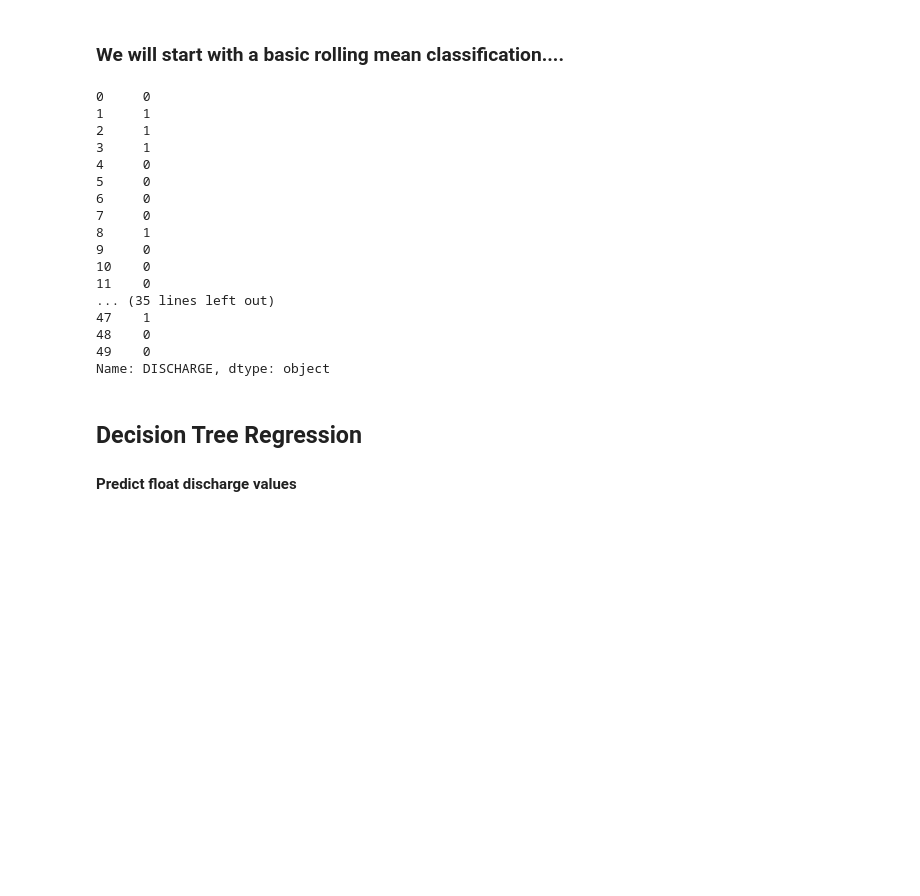
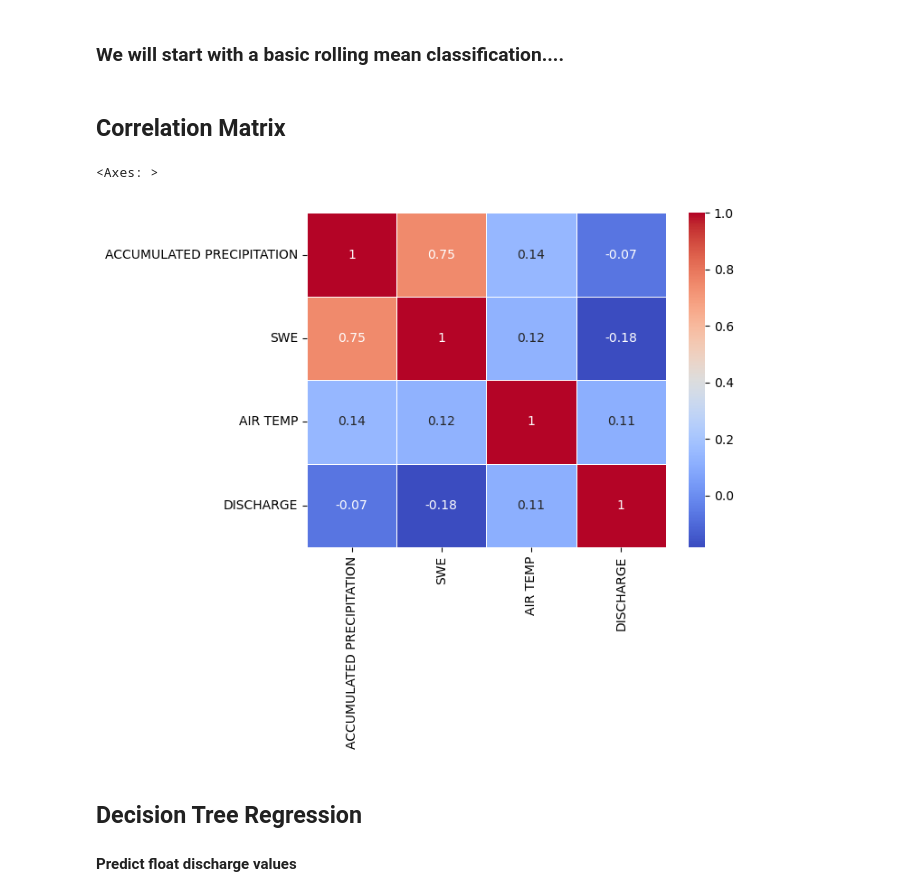
Before and after one commit to UW-GDA/FlakesAndFlows, a Jupyter notebook: notebooks/analysis/EDA.ipynb, the cells around one changed output. Saved outputs shown, nothing was run; the diff lists cells and outputs as text; code cells hidden in the pictures; blank space fills up the shorter version.

```diff
--- a/notebooks/analysis/EDA.ipynb
+++ b/notebooks/analysis/EDA.ipynb
@@ -224,0 +192,6 @@ usgs_cleaned
+# %%
+#grouped_by_site = snotel_hourly_numeric.groupby('site_name')
+
+grouped_by_site = snotel_hourly_numeric.sort_values(['site','date'],ascending=True).groupby('site')
+grouped_by_site =grouped_by_site.apply(pd.DataFrame)
+grouped_by_site
@@ -224,0 +213,2 @@ usgs_cleaned
+# %%
+data_numeric = grouped_by_site.filter(items=['ACCUMULATED PRECIPITATION', 'SWE', 'AIR TEMP', 'DISCHARGE'])
@@ -224,0 +235,4 @@ usgs_cleaned
+# %%
+#snotel_hourly_cleaned = all_numeric.drop('index', axis=1)
+hourly_cleaned = fill_null(data_numeric)
+#snotel_hourly_cleaned
@@ -224,0 +257,2 @@ usgs_cleaned
+# %%
+hourly_cleaned = hourly_cleaned.drop("level_1", axis =1)
@@ -283,23 +344,11 @@ ground_truths = assign_labels(usgs_cleaned, 'DISCHARGE')
-# %%
-ground_truths[0:50]
-# %% [output]
-0     0
-1     1
-2     1
-3     1
-4     0
-5     0
-6     0
-7     0
-8     1
-9     0
-10    0
-11    0
-... (35 lines left out)
-47    1
-48    0
-49    0
-Name: DISCHARGE, dtype: object
+# %% [markdown]
+## Correlation Matrix
+# %%
+data_corr_matrix = hourly_cleaned.drop('site', axis=1).corr()
+sns.heatmap(data_corr_matrix, annot=True, cmap='coolwarm', linewidths=.5)
+# %% [output]
+<Axes: >
+[figure, added]
 # %% [markdown]
 ## Decision Tree Regression
 #### Predict float discharge values
```
Also changed, not shown: parts of 69 cells of this notebook.
